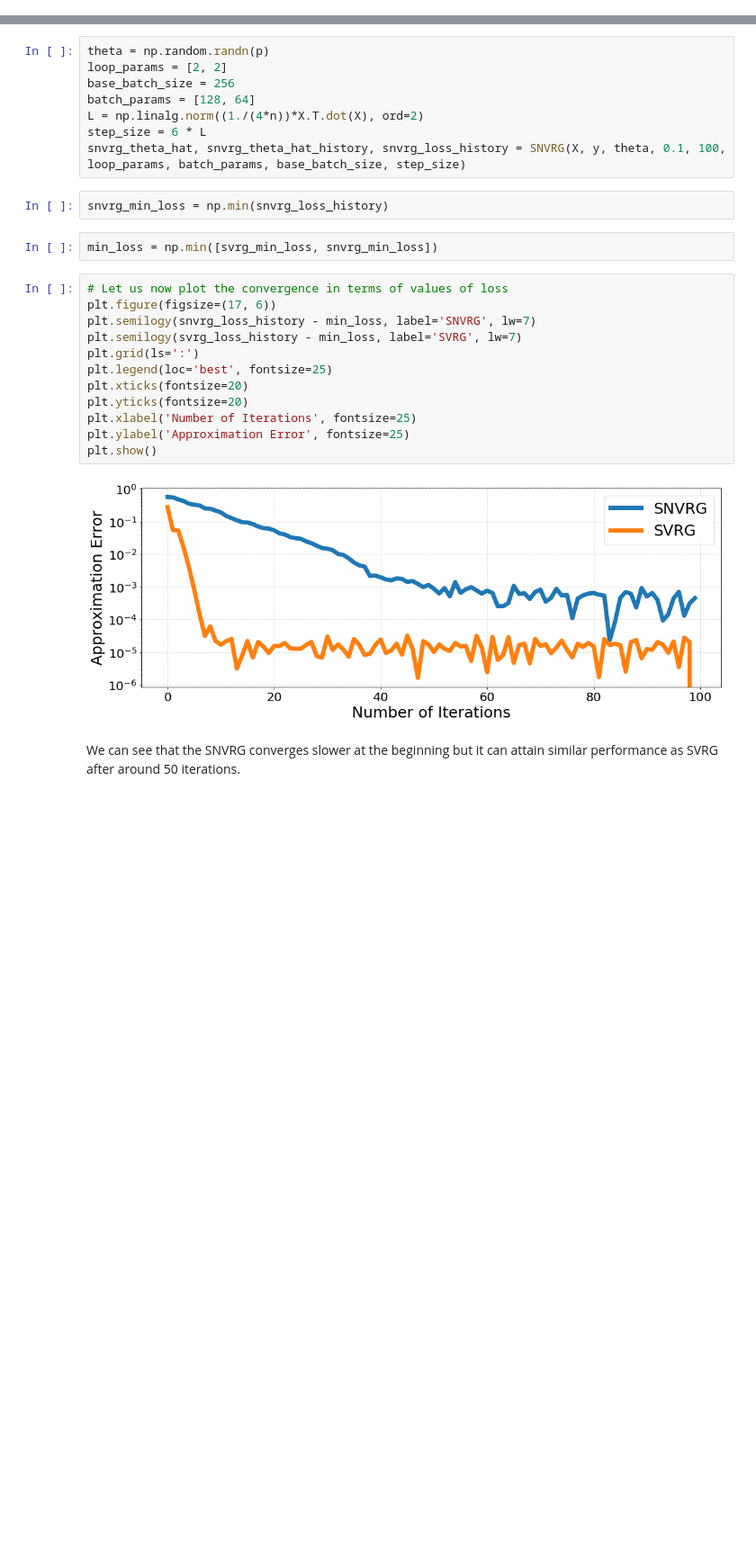
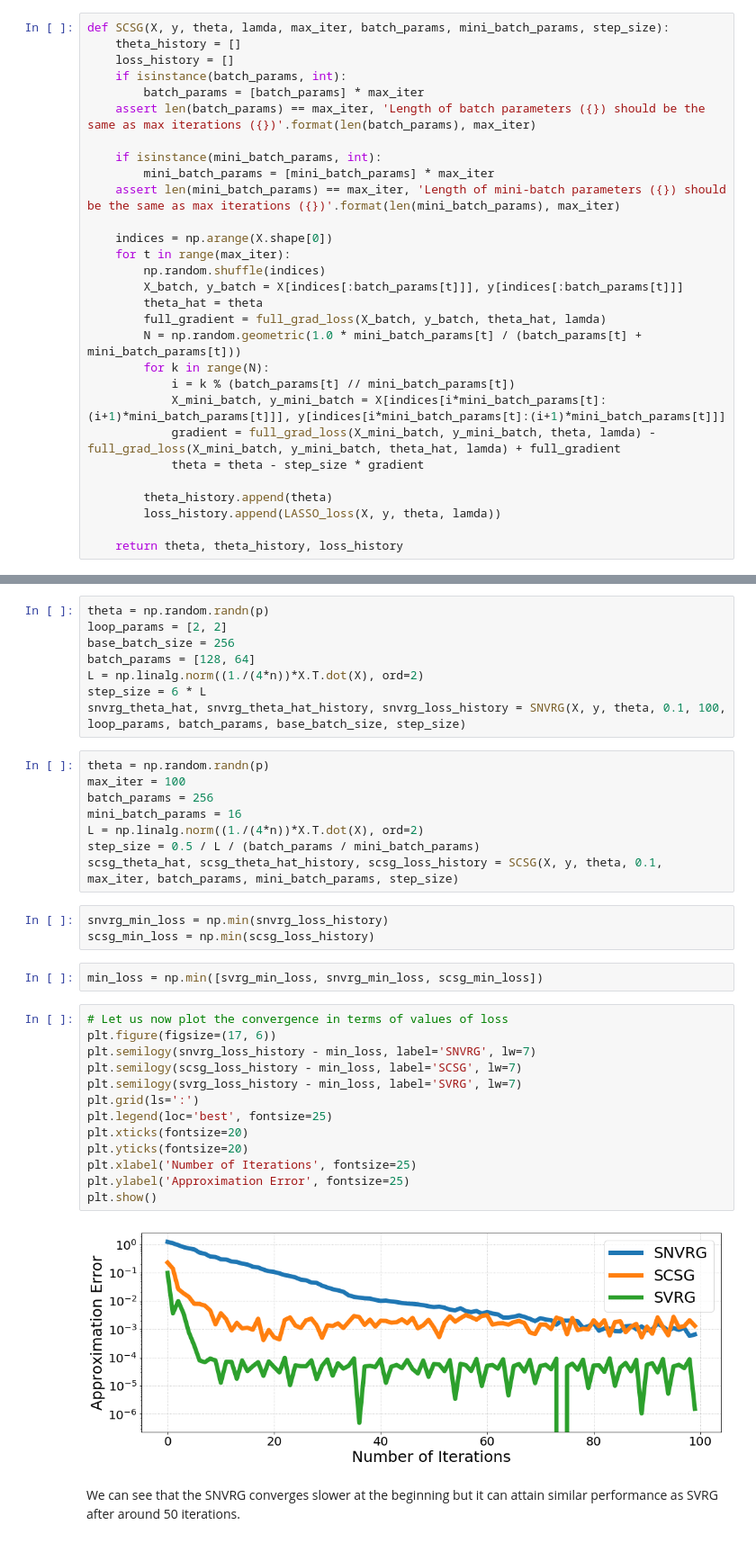
Before and after one commit to zhangcheng1006/SOADML_SNVRG_SCSG, a Jupyter notebook: SNVRG_2.ipynb, the cells around one changed output, grey strips where cells are left out. Shown at 90% size. Saved outputs shown, nothing was run; the diff lists cells and outputs as text; blank space fills up the shorter version.

```diff
--- a/SNVRG_2.ipynb
+++ b/SNVRG_2.ipynb
@@ -146,6 +146,35 @@ def SNVRG(X, y, theta, lamda, max_iter, loop_params, batch_params, base_batch_si
 
     theta_hat = theta_history[np.random.choice(len(theta_history), size=1)[0]]
     return theta_hat, theta_history, loss_history
+# %%
+def SCSG(X, y, theta, lamda, max_iter, batch_params, mini_batch_params, step_size):
+    theta_history = []
+    loss_history = []
+    if isinstance(batch_params, int):
+        batch_params = [batch_params] * max_iter
+    assert len(batch_params) == max_iter, 'Length of batch parameters ({}) should be the same as max iterations ({})'.format(len(batch_params), max_iter)
+
+    if isinstance(mini_batch_params, int):
+        mini_batch_params = [mini_batch_params] * max_iter
+    assert len(mini_batch_params) == max_iter, 'Length of mini-batch parameters ({}) should be the same as max iterations ({})'.format(len(mini_batch_params), max_iter)
+
+    indices = np.arange(X.shape[0])
+    for t in range(max_iter):
+        np.random.shuffle(indices)
+        X_batch, y_batch = X[indices[:batch_params[t]]], y[indices[:batch_params[t]]]
+        theta_hat = theta
+        full_gradient = full_grad_loss(X_batch, y_batch, theta_hat, lamda)
+        N = np.random.geometric(1.0 * mini_batch_params[t] / (batch_params[t] + mini_batch_params[t]))
+        for k in range(N):
+            i = k % (batch_params[t] // mini_batch_params[t])
+            X_mini_batch, y_mini_batch = X[indices[i*mini_batch_params[t]:(i+1)*mini_batch_params[t]]], y[indices[i*mini_batch_params[t]:(i+1)*mini_batch_params[t]]]
+            gradient = full_grad_loss(X_mini_batch, y_mini_batch, theta, lamda) - full_grad_loss(X_mini_batch, y_mini_batch, theta_hat, lamda) + full_gradient
+            theta = theta - step_size * gradient
+
+        theta_history.append(theta)
+        loss_history.append(LASSO_loss(X, y, theta, lamda))
+
+    return theta, theta_history, loss_history
 # %% [markdown]
 First, we set the same parameters as those in SVRG to see if we can reproduce the result in SVRG.
 # %%
@@ -185,24 +225,34 @@ batch_params = [128, 64]
 L = np.linalg.norm((1./(4*n))*X.T.dot(X), ord=2)
 step_size = 6 * L
 snvrg_theta_hat, snvrg_theta_hat_history, snvrg_loss_history = SNVRG(X, y, theta, 0.1, 100, loop_params, batch_params, base_batch_size, step_size)
+# %%
+theta = np.random.randn(p)
+max_iter = 100
+batch_params = 256
+mini_batch_params = 16
+L = np.linalg.norm((1./(4*n))*X.T.dot(X), ord=2)
+step_size = 0.5 / L / (batch_params / mini_batch_params)
+scsg_theta_hat, scsg_theta_hat_history, scsg_loss_history = SCSG(X, y, theta, 0.1, max_iter, batch_params, mini_batch_params, step_size)
 # %%
 snvrg_min_loss = np.min(snvrg_loss_history)
+scsg_min_loss = np.min(scsg_loss_history)
 # %%
-min_loss = np.min([svrg_min_loss, snvrg_min_loss])
+min_loss = np.min([svrg_min_loss, snvrg_min_loss, scsg_min_loss])
 # %%
 # Let us now plot the convergence in terms of values of loss
 plt.figure(figsize=(17, 6))
 plt.semilogy(snvrg_loss_history - min_loss, label='SNVRG', lw=7)
+plt.semilogy(scsg_loss_history - min_loss, label='SCSG', lw=7)
 plt.semilogy(svrg_loss_history - min_loss, label='SVRG', lw=7)
 plt.grid(ls=':')
 plt.legend(loc='best', fontsize=25)
 plt.xticks(fontsize=20)
 plt.yticks(fontsize=20)
 plt.xlabel('Number of Iterations', fontsize=25)
 plt.ylabel('Approximation Error', fontsize=25)
 plt.show()
 # %% [output]
-[figure, old version]
+[figure, new version]
 # %% [markdown]
 We can see that the SNVRG converges slower at the beginning but it can attain similar performance as SVRG after around 50 iterations.
 # %% [markdown]
```
Also changed, not shown: parts of 30 cells of this notebook, 2 other files.
